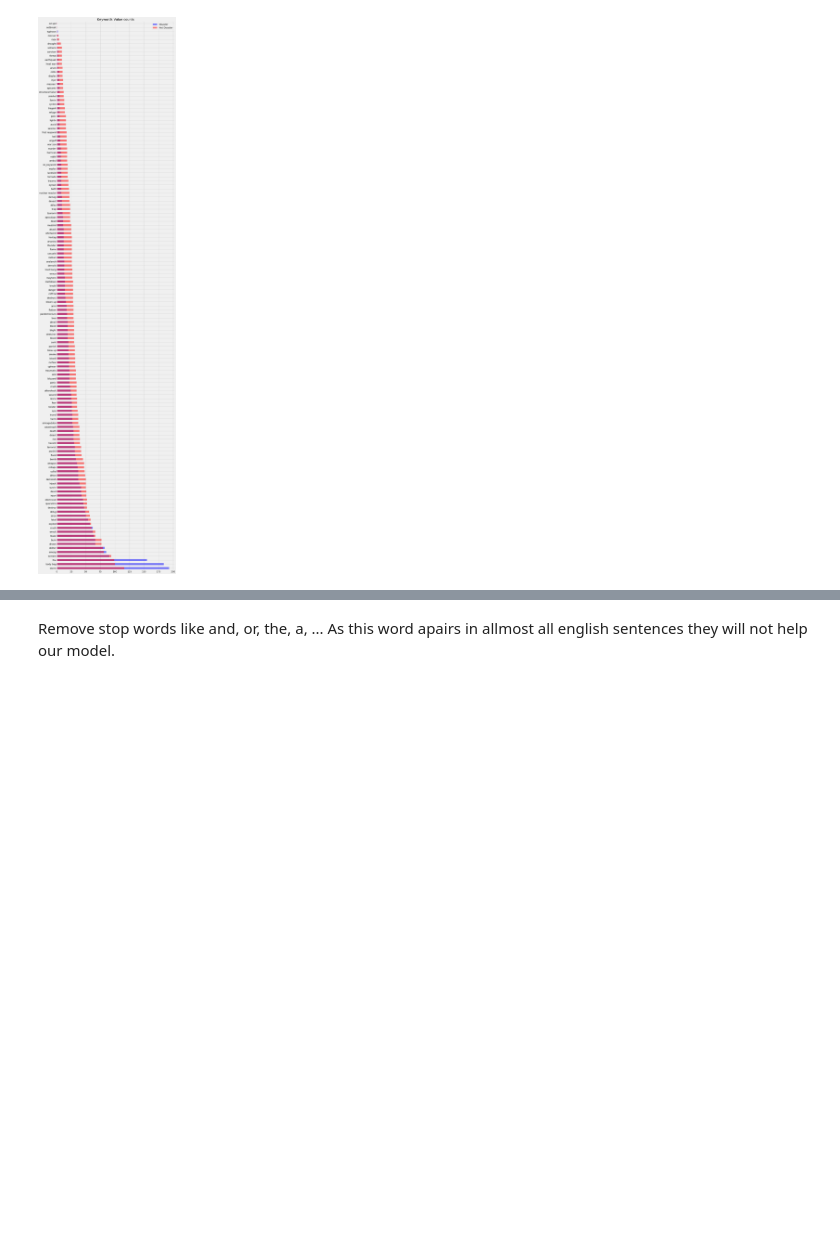
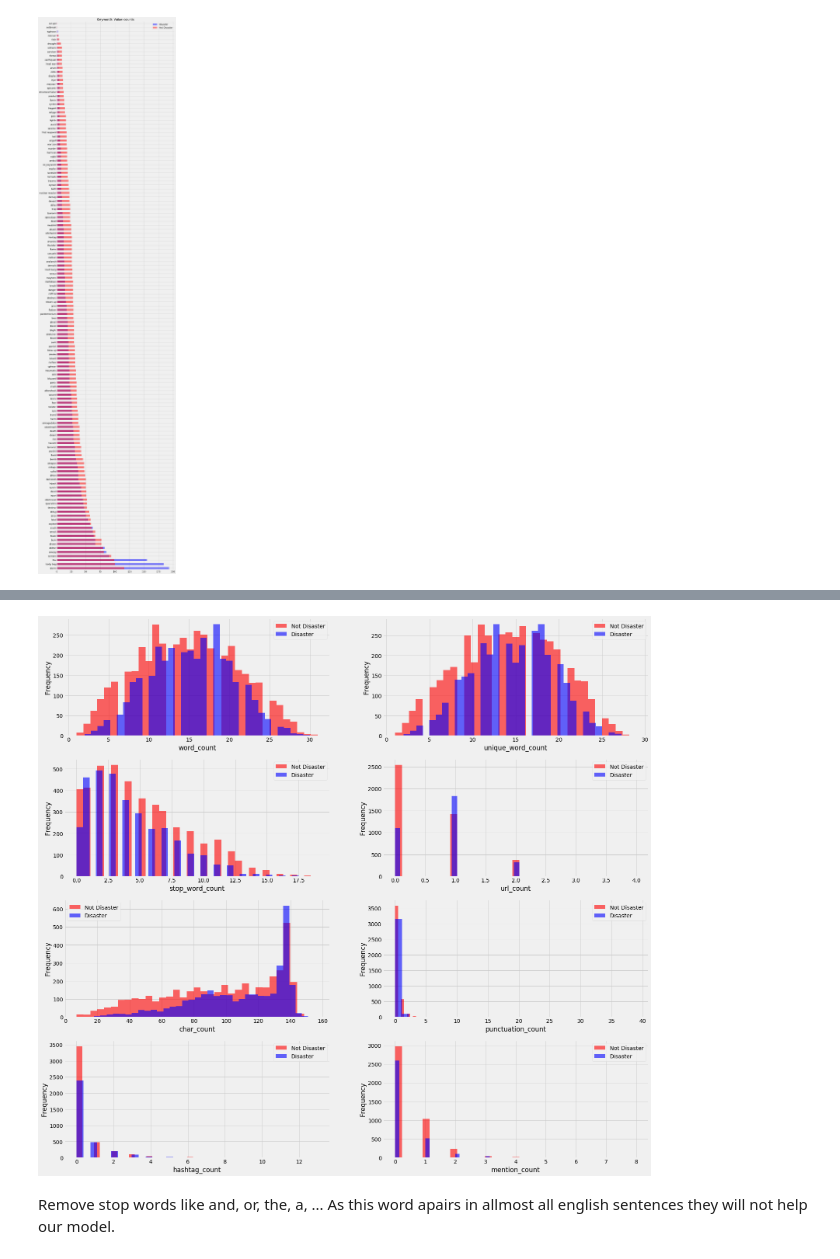
Before and after one commit to fares-ds/Real-or-Not-NLP-with-Disaster-Tweets, a Jupyter notebook: Disaster_Or_Not_Kaggle_Competition.ipynb, the cells around one changed output, grey strips where cells are left out. Saved outputs shown, nothing was run; the diff lists cells and outputs as text; code cells hidden in the pictures; blank space fills up the shorter version.

Commit message:
Feature Engineering + data visualization

```diff
--- a/Disaster_Or_Not_Kaggle_Competition.ipynb
+++ b/Disaster_Or_Not_Kaggle_Competition.ipynb
@@ -157,0 +147,27 @@ test['unique_word_count'] = test['text'].apply(lambda x: len(set(str(x).split())
+# %%
+from wordcloud import STOPWORDS
+from string import punctuation
+
+train['word_count'] = train['text'].apply(lambda x: len(str(x).split()))
+test['word_count'] = test['text'].apply(lambda x: len(str(x).split()))
+
+train['unique_word_count'] = train['text'].apply(lambda x: len(set(str(x).split())))
+test['unique_word_count'] = test['text'].apply(lambda x: len(set(str(x).split())))
+
+train['stop_word_count'] = train['text'].apply(lambda x: len([1 for word in x.lower().split(' ') if word in STOPWORDS]))
+test['stop_word_count'] = test['text'].apply(lambda x: len([1 for word in x.lower().split(' ') if word in STOPWORDS]))
+
+train['url_count'] = train['text'].apply(lambda x: x.count('http'))
+test['url_count'] = test['text'].apply(lambda x: x.count('http'))
+
+train['char_count'] = train['text'].apply(lambda x: len(x))
+test['char_count'] = test['text'].apply(lambda x: len(x))
+
+train['punctuation_count'] = train['text'].apply(lambda x: len([1 for word in x.lower().split(' ') if word in punctuation]))
+test['punctuation_count'] = test['text'].apply(lambda x: len([1 for word in x.lower().split(' ') if word in punctuation]))
+
+train['hashtag_count'] = train['text'].apply(lambda x: x.count('#'))
+test['hashtag_count'] = test['text'].apply(lambda x: x.count('#'))
+
+train['mention_count'] = train['text'].apply(lambda x: x.count('@'))
+test['mention_count'] = test['text'].apply(lambda x: x.count('@'))
@@ -158 +180,16 @@ test['unique_word_count'] = test['text'].apply(lambda x: len(set(str(x).split())
+# %%
+columns = train.drop(['id', 'keyword', 'text', 'target'], axis=1).columns.to_list()
+# %%
+plt.figure(figsize=(24, 30))
+
+for i, column in enumerate(columns, 1):
+    plt.subplot(5, 2, i)
+    train[train.target==0][column].plot(bins=35, kind='hist', color='red',
+                                           label='Not Disaster', alpha=0.6)
+    train[train.target==1][column].plot(bins=35, kind='hist', color='blue',
+                                           label='Disaster', alpha=0.6)
+    plt.legend()
+    plt.xlabel(column)
+# %% [output]
+[figure, added]
 # %%
```
Also changed, not shown: parts of 9 cells of this notebook.
